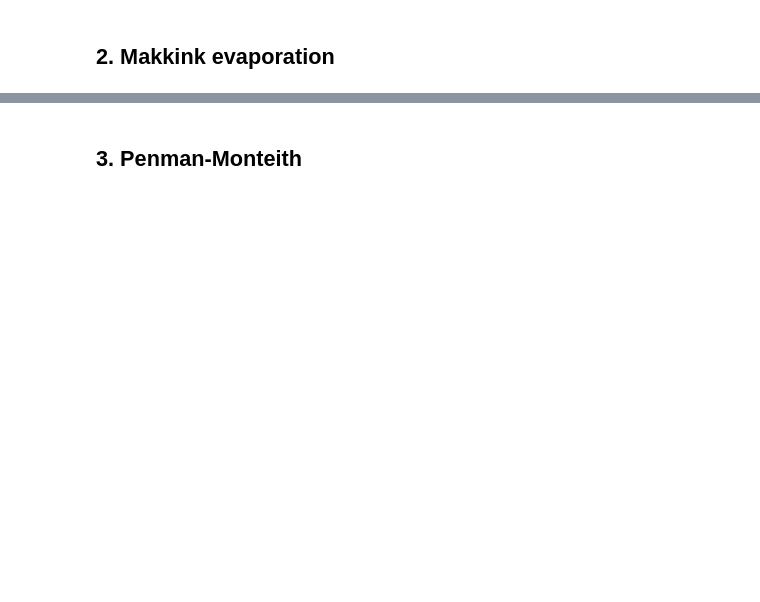
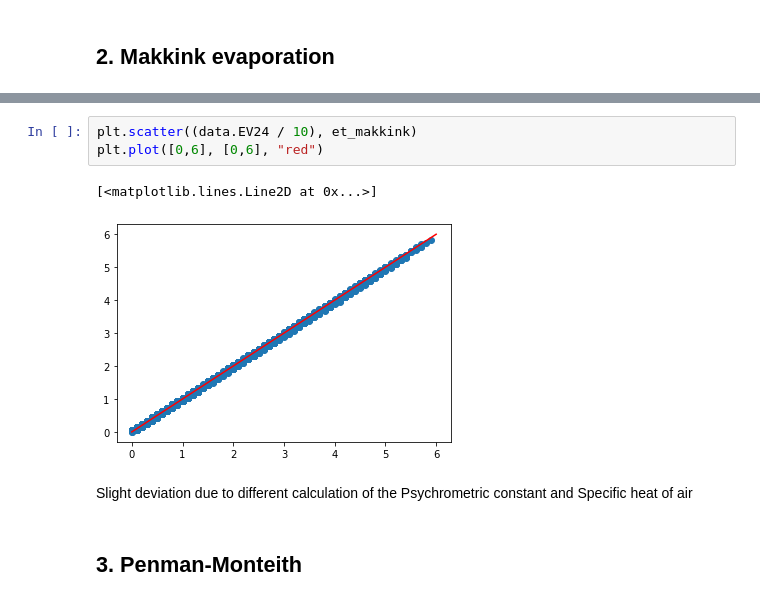
Before and after one commit to pyet-org/pyet, a Jupyter notebook: examples/example_knmi.ipynb, the cells around one changed output, grey strips where cells are left out. Cells and saved outputs as stored; diff of their text form; blank space fills up the shorter version.

```diff
--- a/examples/example_knmi.ipynb
+++ b/examples/example_knmi.ipynb
@@ -76,2 +86,10 @@ et_makkink.plot(figsize=(10,2));
+# %%
+plt.scatter((data.EV24 / 10), et_makkink)
+plt.plot([0,6], [0,6], "red")
+# %% [output]
+[<matplotlib.lines.Line2D at 0x...>]
+[figure, added]
+# %% [markdown]
+Slight deviation due to different calculation of the Psychrometric constant and Specific heat of air
 # %% [markdown]
 ## 3. Penman-Monteith
```
Also changed, not shown: parts of 4 cells of this notebook, 13 other files.
